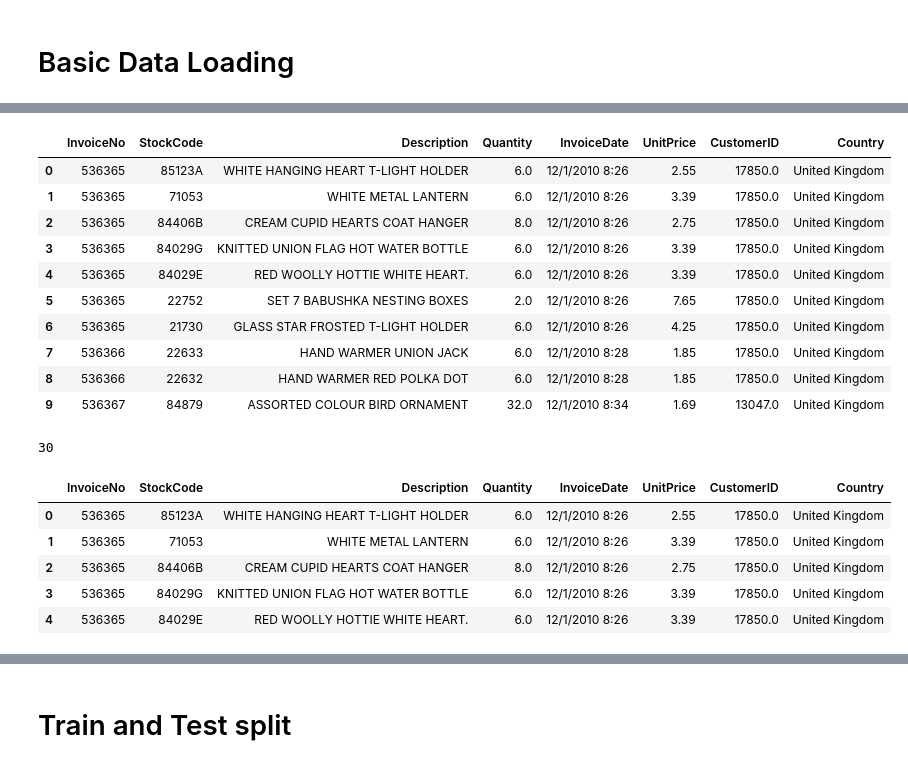
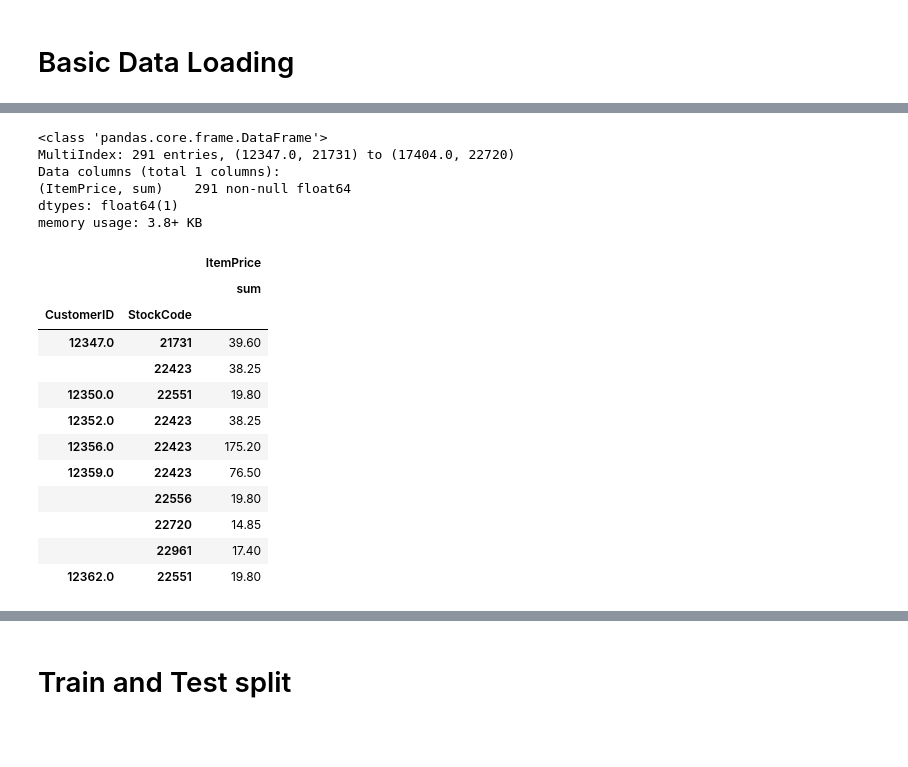
Before and after one commit to rajk11040/OnlineRetailData, a Jupyter notebook: Online Retail Data Project Raj.ipynb, the cells around one changed output, grey strips where cells are left out. Drawn from its saved outputs; the diff is of its cells as text; code cells hidden in the pictures; blank space fills up the shorter version.

```diff
--- a/Online Retail Data Project Raj.ipynb
+++ b/Online Retail Data Project Raj.ipynb
@@ -50,0 +93,16 @@ sns.heatmap(data.corr(), annot=True, linewidths=.5, fmt='.1f', ax=ax)
+# %%
+##
+# Find top n items as our analysis needs to focus only on these
+##
+
+data1['StockCode'].agg(['count'])
+
+# Group by Items and count the total times these appear in data1 dataframe
+topitems = data1.groupby(['StockCode']).size().reset_index(name='counts')
+
+#save saved soted values
+topitems = topitems.sort_values(['counts'], ascending=[False])
+
+# Values dumps a NP array
+topitems = topitems['StockCode'].head(10).values
+topitems
@@ -50,0 +112,5 @@ sns.heatmap(data.corr(), annot=True, linewidths=.5, fmt='.1f', ax=ax)
+# %%
+## Reduce dataframe to only have top n items
+data1 = data1.loc[data1.StockCode.isin(topitems)]
+data1.info()
+data1.head()
@@ -51,19 +132,29 @@ sns.heatmap(data.corr(), annot=True, linewidths=.5, fmt='.1f', ax=ax)
+# %%
+## Group by Customers and Items for Total price spent by customer
+aggregatedf = []
+aggregatedf = data1.groupby(['CustomerID', 'StockCode']).agg(['sum'])
+aggregatedf.reset_index('CustomerID')
+aggregatedf.info()
+# %% [output]
+<class 'pandas.core.frame.DataFrame'>
+MultiIndex: 291 entries, (12347.0, 21731) to (17404.0, 22720)
+Data columns (total 1 columns):
+(ItemPrice, sum)    291 non-null float64
+dtypes: float64(1)
+memory usage: 3.8+ KB
 # %%
-data.head(10)
+aggregatedf.head(10)
 # %% [output]
-|  | InvoiceNo | StockCode | Description | Quantity | InvoiceDate | UnitPrice | CustomerID | Country |
-| 0 | 536365 | 85123A | WHITE HANGING HEART T-LIGHT HOLDER | 6.0 | 12/1/2010 8:26 | 2.55 | 17850.0 | United Kingdom |
-| 1 | 536365 | 71053 | WHITE METAL LANTERN | 6.0 | 12/1/2010 8:26 | 3.39 | 17850.0 | United Kingdom |
-| 2 | 536365 | 84406B | CREAM CUPID HEARTS COAT HANGER | 8.0 | 12/1/2010 8:26 | 2.75 | 17850.0 | United Kingdom |
-| 3 | 536365 | 84029G | KNITTED UNION FLAG HOT WATER BOTTLE | 6.0 | 12/1/2010 8:26 | 3.39 | 17850.0 | United Kingdom |
-| 4 | 536365 | 84029E | RED WOOLLY HOTTIE WHITE HEART. | 6.0 | 12/1/2010 8:26 | 3.39 | 17850.0 | United Kingdom |
-| 5 | 536365 | 22752 | SET 7 BABUSHKA NESTING BOXES | 2.0 | 12/1/2010 8:26 | 7.65 | 17850.0 | United Kingdom |
-| 6 | 536365 | 21730 | GLASS STAR FROSTED T-LIGHT HOLDER | 6.0 | 12/1/2010 8:26 | 4.25 | 17850.0 | United Kingdom |
-| 7 | 536366 | 22633 | HAND WARMER UNION JACK | 6.0 | 12/1/2010 8:28 | 1.85 | 17850.0 | United Kingdom |
-| 8 | 536366 | 22632 | HAND WARMER RED POLKA DOT | 6.0 | 12/1/2010 8:28 | 1.85 | 17850.0 | United Kingdom |
-| 9 | 536367 | 84879 | ASSORTED COLOUR BIRD ORNAMENT | 32.0 | 12/1/2010 8:34 | 1.69 | 13047.0 | United Kingdom |
+|  |  | ItemPrice |
+|  |  | sum |
+| CustomerID | StockCode |  |
+| 12347.0 | 21731 | 39.60 |
+|  | 22423 | 38.25 |
+| 12350.0 | 22551 | 19.80 |
+| 12352.0 | 22423 | 38.25 |
+| 12356.0 | 22423 | 175.20 |
+| 12359.0 | 22423 | 76.50 |
+|  | 22556 | 19.80 |
+|  | 22720 | 14.85 |
+|  | 22961 | 17.40 |
+| 12362.0 | 22551 | 19.80 |
-# %%
-#explore number of unique countries
-len(data.Country.unique())
-# %% [output]
-30
@@ -73,10 +160,0 @@ datauk = data.loc[data.Country == 'United Kingdom']
-# %%
-datauk = datauk.sort_values(['InvoiceNo']).reset_index(drop=True)
-datauk.head(5)
-# %% [output]
-|  | InvoiceNo | StockCode | Description | Quantity | InvoiceDate | UnitPrice | CustomerID | Country |
-| 0 | 536365 | 85123A | WHITE HANGING HEART T-LIGHT HOLDER | 6.0 | 12/1/2010 8:26 | 2.55 | 17850.0 | United Kingdom |
-| 1 | 536365 | 71053 | WHITE METAL LANTERN | 6.0 | 12/1/2010 8:26 | 3.39 | 17850.0 | United Kingdom |
-| 2 | 536365 | 84406B | CREAM CUPID HEARTS COAT HANGER | 8.0 | 12/1/2010 8:26 | 2.75 | 17850.0 | United Kingdom |
-| 3 | 536365 | 84029G | KNITTED UNION FLAG HOT WATER BOTTLE | 6.0 | 12/1/2010 8:26 | 3.39 | 17850.0 | United Kingdom |
-| 4 | 536365 | 84029E | RED WOOLLY HOTTIE WHITE HEART. | 6.0 | 12/1/2010 8:26 | 3.39 | 17850.0 | United Kingdom |
```
Also changed, not shown: parts of 20 cells of this notebook.
